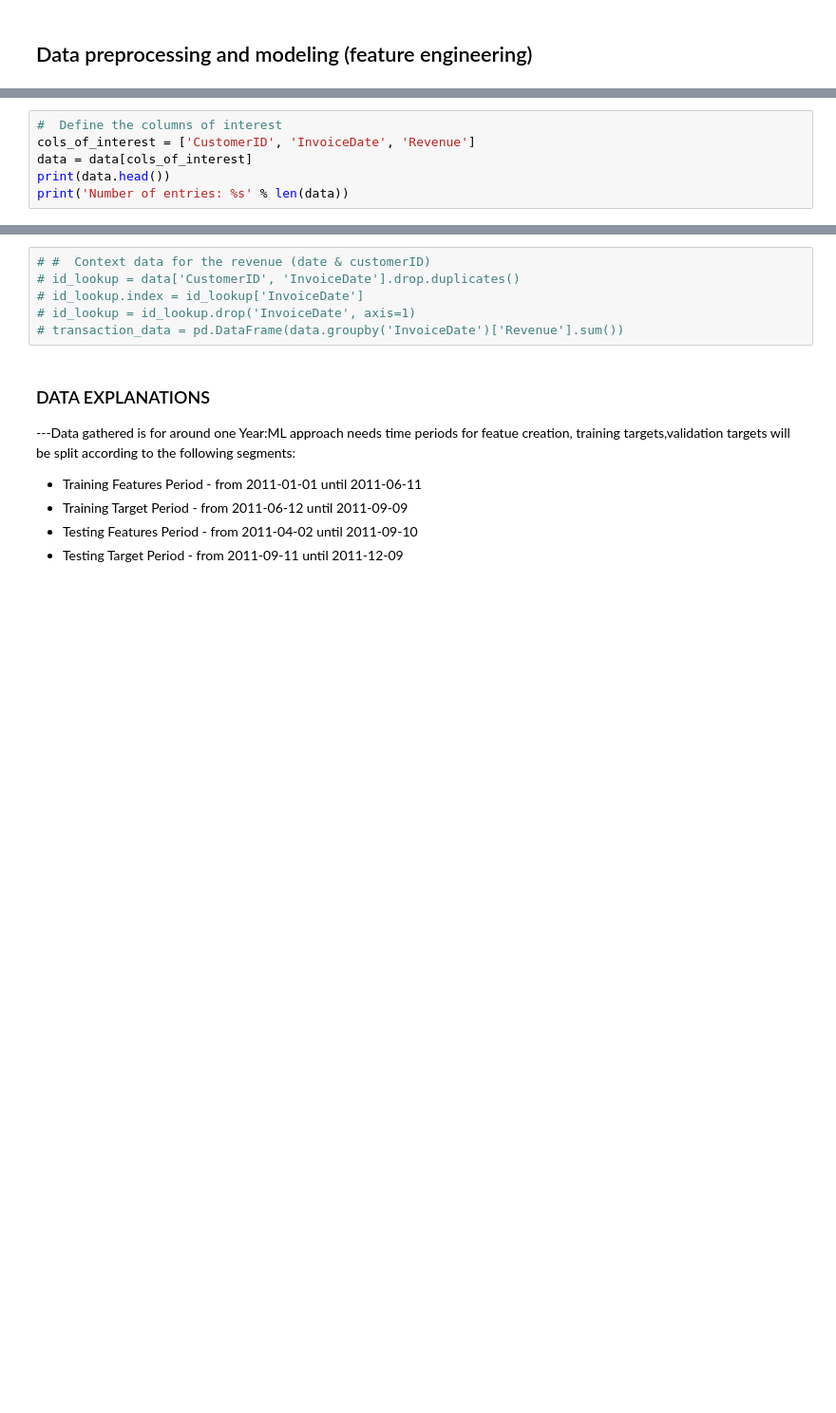
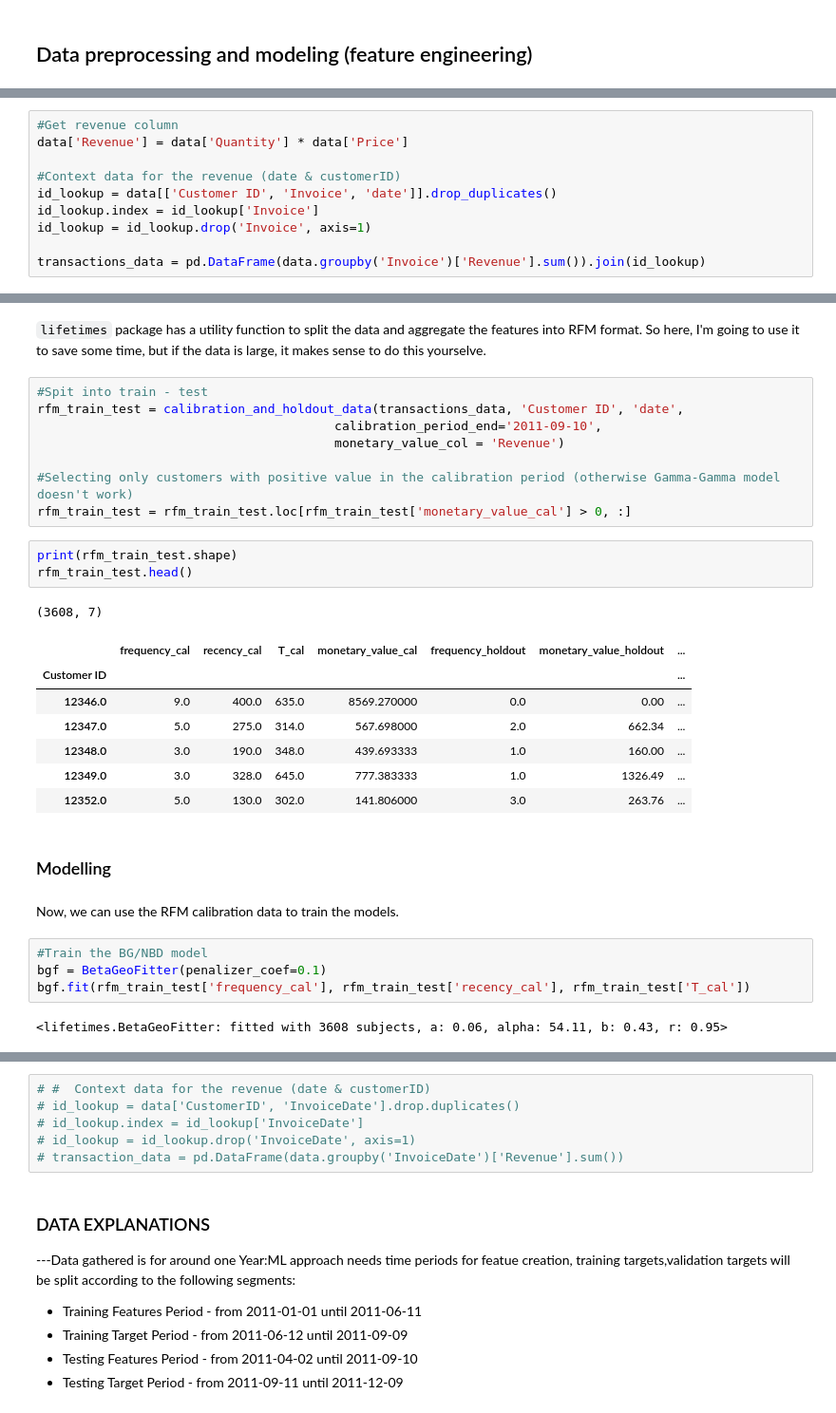
Before and after one commit to hcgalvan/UNSAM-Machine-Learning-on-Economics, a Jupyter notebook: clv-with-dnn-and-regression.ipynb, the cells around one changed output, grey strips where cells are left out. Shown at 95% size. Drawn from its saved outputs; the diff is of its cells as text; blank space fills up the shorter version.

```diff
--- a/clv-with-dnn-and-regression.ipynb
+++ b/clv-with-dnn-and-regression.ipynb
@@ -92,6 +66,0 @@ print(data['date'].max() - data['date'].min())
-# %%
-#  Define the columns of interest
-cols_of_interest = ['CustomerID', 'InvoiceDate', 'Revenue']
-data = data[cols_of_interest]
-print(data.head())
-print('Number of entries: %s' % len(data))
@@ -105,0 +125,10 @@ Number of entries: 541909
+# %%
+#Get revenue column
+data['Revenue'] = data['Quantity'] * data['Price']
+
+#Context data for the revenue (date & customerID)
+id_lookup = data[['Customer ID', 'Invoice', 'date']].drop_duplicates()
+id_lookup.index = id_lookup['Invoice']
+id_lookup = id_lookup.drop('Invoice', axis=1)
+
+transactions_data = pd.DataFrame(data.groupby('Invoice')['Revenue'].sum()).join(id_lookup)
@@ -105,0 +145,32 @@ Number of entries: 541909
+# %% [markdown]
+`lifetimes` package has a utility function to split the data and aggregate the features into RFM format. So here, I'm going to use it to save some time, but if the data is large, it makes sense to do this yourselve.
+# %%
+#Spit into train - test
+rfm_train_test = calibration_and_holdout_data(transactions_data, 'Customer ID', 'date',
+                                        calibration_period_end='2011-09-10',
+                                        monetary_value_col = 'Revenue')
+
+#Selecting only customers with positive value in the calibration period (otherwise Gamma-Gamma model doesn't work)
+rfm_train_test = rfm_train_test.loc[rfm_train_test['monetary_value_cal'] > 0, :]
+# %%
+print(rfm_train_test.shape)
+rfm_train_test.head()
+# %% [output]
+(3608, 7)
+|  | frequency_cal | recency_cal | T_cal | monetary_value_cal | frequency_holdout | monetary_value_holdout | ... |
+| Customer ID |  |  |  |  |  |  | ... |
+| 12346.0 | 9.0 | 400.0 | 635.0 | 8569.270000 | 0.0 | 0.00 | ... |
+| 12347.0 | 5.0 | 275.0 | 314.0 | 567.698000 | 2.0 | 662.34 | ... |
+| 12348.0 | 3.0 | 190.0 | 348.0 | 439.693333 | 1.0 | 160.00 | ... |
+| 12349.0 | 3.0 | 328.0 | 645.0 | 777.383333 | 1.0 | 1326.49 | ... |
+| 12352.0 | 5.0 | 130.0 | 302.0 | 141.806000 | 3.0 | 263.76 | ... |
+# %% [markdown]
+### Modelling
+# %% [markdown]
+Now, we can use the RFM calibration data to train the models.
+# %%
+#Train the BG/NBD model
+bgf = BetaGeoFitter(penalizer_coef=0.1)
+bgf.fit(rfm_train_test['frequency_cal'], rfm_train_test['recency_cal'], rfm_train_test['T_cal'])
+# %% [output]
+<lifetimes.BetaGeoFitter: fitted with 3608 subjects, a: 0.06, alpha: 54.11, b: 0.43, r: 0.95>
```
Also changed, not shown: parts of 65 cells of this notebook, 1 other file.
